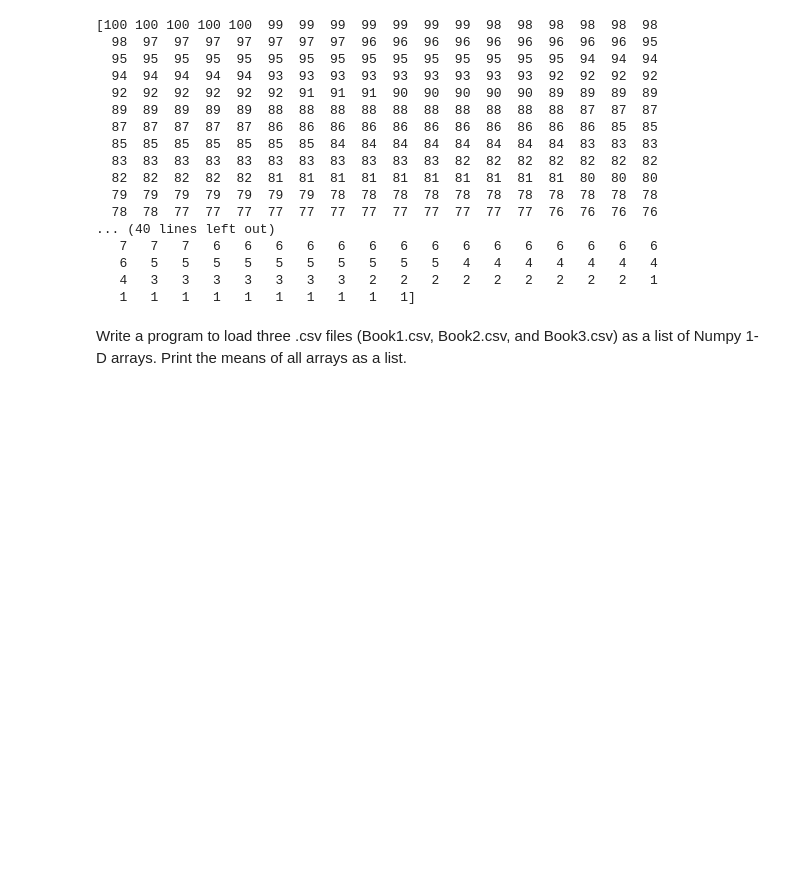
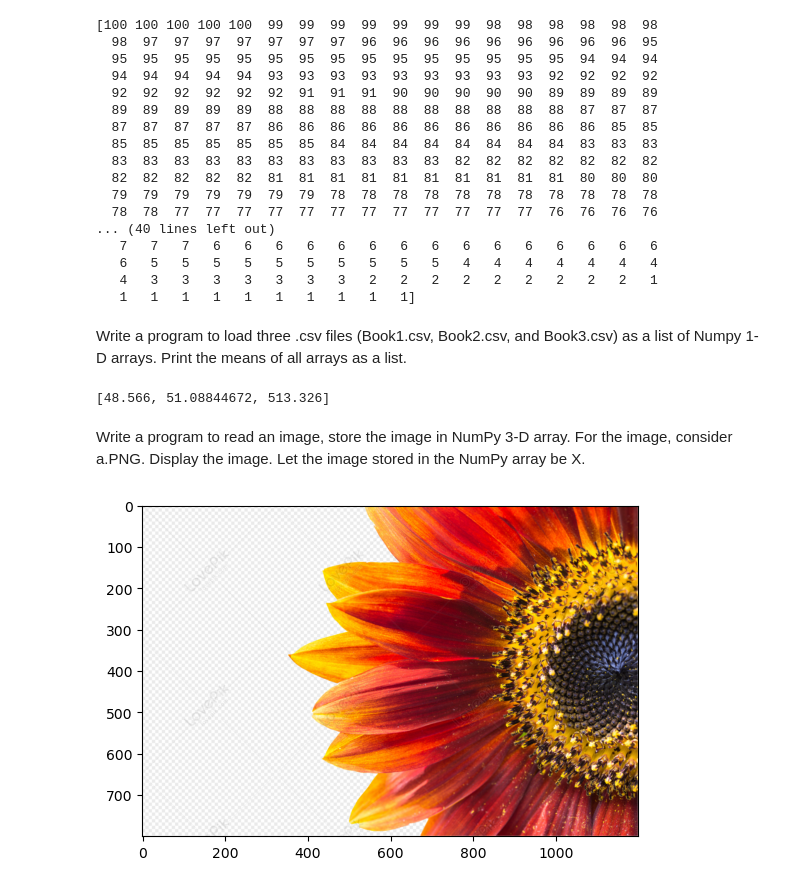
Before and after one commit to abhinavteja2005/Python-lab, a Jupyter notebook: Python lab 2/prac/a4.ipynb, the cells around one changed output. Saved outputs shown, nothing was run; the diff lists cells and outputs as text; code cells hidden in the pictures; blank space fills up the shorter version.

```diff
--- a/Python lab 2/prac/a4.ipynb
+++ b/Python lab 2/prac/a4.ipynb
@@ -71,5 +71,25 @@ print(data1)
 Write a program to load three .csv files (Book1.csv, Book2.csv, and Book3.csv) as
 a list of Numpy 1-D arrays.  Print the means of all arrays as a list.
 # %%
-data2 = np.loadtxt("book2.csv", skiprows= 1, delimiter= '\t', usecols= 1, dtype = int)
+data2 = np.loadtxt("book2.csv", skiprows= 1, delimiter= '\t', usecols= 1, dtype = float)
 data3 = np.loadtxt("book3.csv", skiprows= 1, delimiter= '\t', usecols= 1, dtype = int)
+
+list_arr = [data1, data2, data3]
+list_mean = [np.mean(data1), np.mean(data2), np.mean(data3)]
+
+print(list_mean)
+# %% [output]
+[48.566, 51.08844672, 513.326]
+# %% [markdown]
+Write a program to read an image, store the image in NumPy 3-D array.  For the image, consider
+a.PNG. Display the image. Let the image stored in the NumPy array be X.
+# %%
+from matplotlib import pyplot as plt
+%matplotlib inline
+
+X = cv.imread("a.png", -1)
+X_rgb = cv.cvtColor(X, cv.COLOR_BGR2RGB)
+plt.imshow(X_rgb)
+plt.show()
+# %% [output]
+[figure, added]
```
Also changed, not shown: parts of 23 cells of this notebook, 2 other files.
